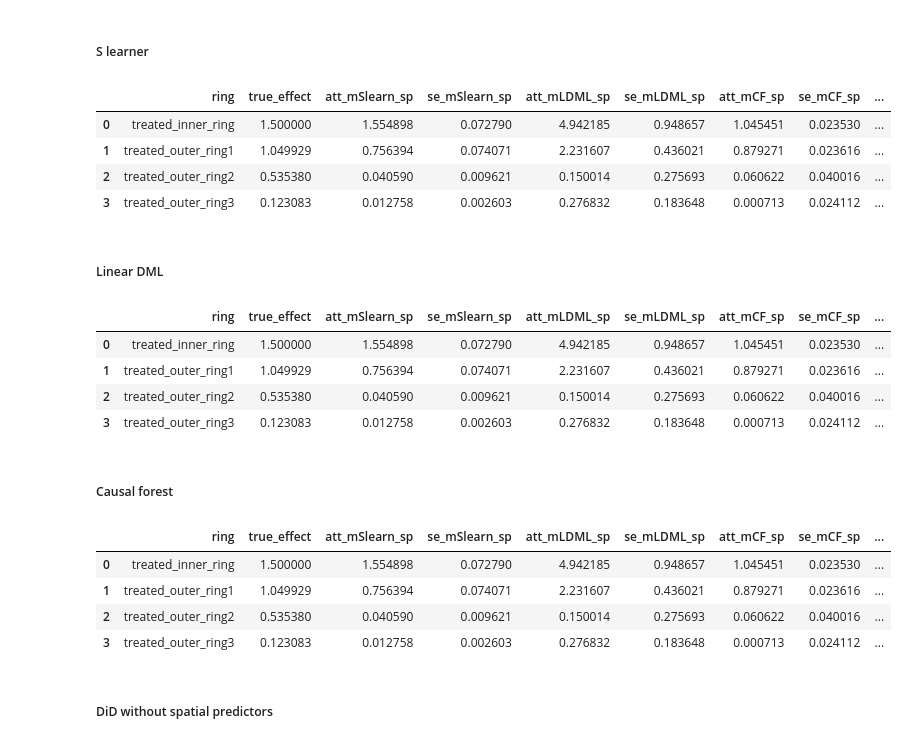
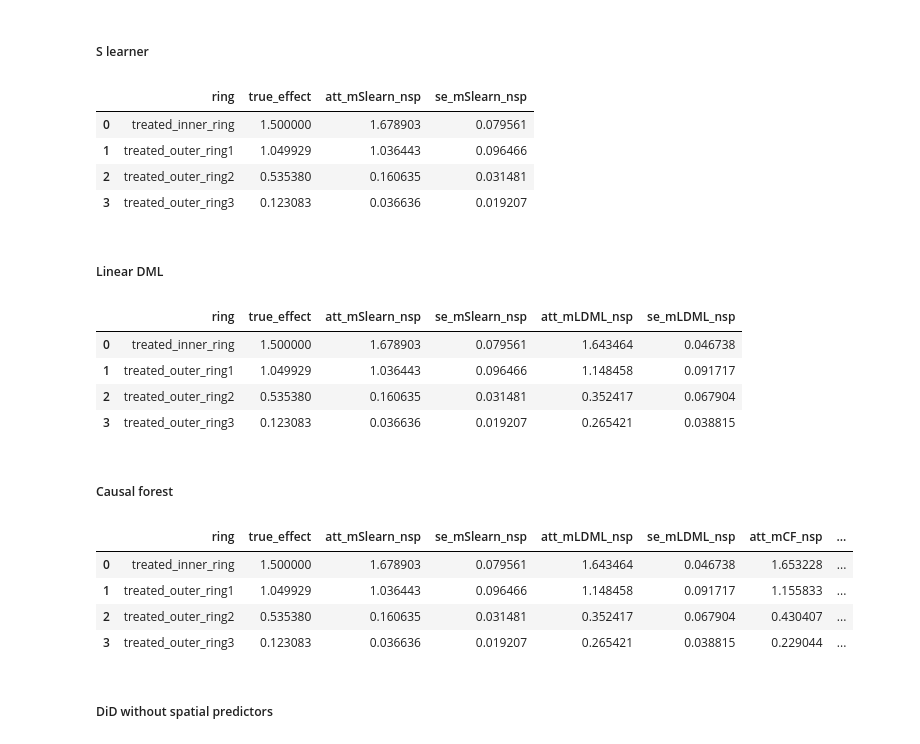
Before and after one commit to Andrew10MAIN/causal_ML_with_spilovers_of_treatment, a Jupyter notebook: 04_testing_models_on_simulated_data/testing_models_on_simulated_data.ipynb, the cells around one changed output. Cells and saved outputs as stored; diff of their text form; code cells hidden in the pictures.

```diff
--- a/04_testing_models_on_simulated_data/testing_models_on_simulated_data.ipynb
+++ b/04_testing_models_on_simulated_data/testing_models_on_simulated_data.ipynb
@@ -97,6 +99,8 @@ X = gdf2[["c1","c2",
          ]].values
 y = gdf2["y"].values.reshape(-1,1)
 T = gdf2["t"].values
+
+
 T_tot = gdf2["t_tot"].values
 Xdf = gdf2[['t','odr_1','odr_2','odr_3',
             #'odr_4',
@@ -116,13 +120,42 @@ Xdf2 = gdf2[['t','odr_1','odr_2','odr_3',
              "c1","c2",
          #"C3","Cs"
          ]]
+Xdf3 = gdf2[['t',
+            #'odr_4',
+            "c1","c2",
+         'spatial_predictor_100_1',
+    'spatial_predictor_100_3',
+    'spatial_predictor_100_4',
+    'spatial_predictor_100_2',
+    'spatial_predictor_100_6',
+    'spatial_predictor_100_5',
+    'spatial_predictor_100_9',
+    'spatial_predictor_500_9',
+    'spatial_predictor_100_10'
+         ]]
+
+Xdf4 = gdf2[['t',
+            #'odr_4',
+            "c1","c2",
+         ]]
+
 X_l = sm.add_constant(Xdf)
 X_l2 = sm.add_constant(Xdf2)
+X_l3 = sm.add_constant(Xdf3)
+X_l4 = sm.add_constant(Xdf4)
 y_l = gdf2["y_ns"]
 Y = gdf2['y'].values
 
+gdf3 = gdf2.copy()
 
-gdf3 = gdf2.copy()
+gdf3["t_catS"] = gdf3['t']
+gdf3["t_catS"] = gdf3["t_catS"].replace({
+    0: "control",
+    1: "inner_ring"
+})
+
+T_S= gdf3['t_catS'].values
+
 gdf3['t_tot_cat3'] = gdf3['t_tot_cat']
 gdf3.loc[gdf3['t_tot_cat']=='treated_outer_ring4', 't_tot_cat3'] = 'control'
 
@@ -350,24 +409,24 @@ ML_Lag
 # %%
 RF_s_learner_nsp = BaseSRegressor(RandomForestRegressor(n_estimators=160, max_depth=10, random_state=42), control_name = 'control')
 ate_slearn_multT_nsp, lb_slearn_multT_nsp, ub_slearn_multT_nsp = RF_s_learner.estimate_ate(X_ns, T_M, Y, return_ci = True)
 ite_slearn_multT_nsp = RF_s_learner_nsp.fit_predict(X_ns, T_M, Y)
 ITE_df_slearn_multT_nsp = pd.DataFrame(ite_slearn_multT_nsp).rename(columns = {0:'treated_inner_ring', 1:'treated_outer_ring1',
                                              2:'treated_outer_ring2', 3:'treated_outer_ring3',
                                              #4:'treated_outer_ring4'
                                              })
 ITE_df_slearn_multT_nsp['treated'] = T_M
 df_multi_treatment_effects_Slearn_nsp = make_treatment_effects_df(ITE_df_slearn_multT_nsp,  [ 'treated_inner_ring','treated_outer_ring1',
              'treated_outer_ring2','treated_outer_ring3',
              #'treated_outer_ring4'
              ],'mSlearn_nsp', treated_col='treated')
-df_multi_effect_pre6 = df_multi_effect_pre5.merge(df_multi_treatment_effects_Slearn_nsp, on = 'ring', how= 'left')
-df_multi_effect_pre6
+df_multi_effect_nspreg_pre1 = df_effectbase.merge(df_multi_treatment_effects_Slearn_nsp, on = 'ring', how= 'left')
+df_multi_effect_nspreg_pre1
 # %% [output]
-|  | ring | true_effect | att_mSlearn_sp | se_mSlearn_sp | att_mLDML_sp | se_mLDML_sp | att_mCF_sp | se_mCF_sp | ... |
-| 0 | treated_inner_ring | 1.500000 | 1.554898 | 0.072790 | 4.942185 | 0.948657 | 1.045451 | 0.023530 | ... |
-| 1 | treated_outer_ring1 | 1.049929 | 0.756394 | 0.074071 | 2.231607 | 0.436021 | 0.879271 | 0.023616 | ... |
-| 2 | treated_outer_ring2 | 0.535380 | 0.040590 | 0.009621 | 0.150014 | 0.275693 | 0.060622 | 0.040016 | ... |
-| 3 | treated_outer_ring3 | 0.123083 | 0.012758 | 0.002603 | 0.276832 | 0.183648 | 0.000713 | 0.024112 | ... |
+|  | ring | true_effect | att_mSlearn_nsp | se_mSlearn_nsp |
+| 0 | treated_inner_ring | 1.500000 | 1.678903 | 0.079561 |
+| 1 | treated_outer_ring1 | 1.049929 | 1.036443 | 0.096466 |
+| 2 | treated_outer_ring2 | 0.535380 | 0.160635 | 0.031481 |
+| 3 | treated_outer_ring3 | 0.123083 | 0.036636 | 0.019207 |
 # %% [markdown]
 ##### Linear DML
 # %%
@@ -392,14 +451,14 @@ df_multi_treatment_effects_LDML_nsp = make_treatment_effects_df(ITE_LDML_nsp,  [
              'treated_outer_ring2','treated_outer_ring3',
              #'treated_outer_ring4'
              ],'mLDML_nsp', treated_col='treated')
-df_multi_effect_pre7 = df_multi_effect_pre6.merge(df_multi_treatment_effects_LDML_nsp, on = 'ring', how= 'left')
-df_multi_effect_pre7
+df_multi_effect_nspreg_pre2 = df_multi_effect_nspreg_pre1.merge(df_multi_treatment_effects_LDML_nsp, on = 'ring', how= 'left')
+df_multi_effect_nspreg_pre2
 # %% [output]
-|  | ring | true_effect | att_mSlearn_sp | se_mSlearn_sp | att_mLDML_sp | se_mLDML_sp | att_mCF_sp | se_mCF_sp | ... |
-| 0 | treated_inner_ring | 1.500000 | 1.554898 | 0.072790 | 4.942185 | 0.948657 | 1.045451 | 0.023530 | ... |
-| 1 | treated_outer_ring1 | 1.049929 | 0.756394 | 0.074071 | 2.231607 | 0.436021 | 0.879271 | 0.023616 | ... |
-| 2 | treated_outer_ring2 | 0.535380 | 0.040590 | 0.009621 | 0.150014 | 0.275693 | 0.060622 | 0.040016 | ... |
-| 3 | treated_outer_ring3 | 0.123083 | 0.012758 | 0.002603 | 0.276832 | 0.183648 | 0.000713 | 0.024112 | ... |
+|  | ring | true_effect | att_mSlearn_nsp | se_mSlearn_nsp | att_mLDML_nsp | se_mLDML_nsp |
+| 0 | treated_inner_ring | 1.500000 | 1.678903 | 0.079561 | 1.643464 | 0.046738 |
+| 1 | treated_outer_ring1 | 1.049929 | 1.036443 | 0.096466 | 1.148458 | 0.091717 |
+| 2 | treated_outer_ring2 | 0.535380 | 0.160635 | 0.031481 | 0.352417 | 0.067904 |
+| 3 | treated_outer_ring3 | 0.123083 | 0.036636 | 0.019207 | 0.265421 | 0.038815 |
 # %% [markdown]
 ##### Causal forest
 # %%
@@ -430,14 +489,14 @@ df_multi_treatment_effects_CF_nsp = make_treatment_effects_df(ITE_CF_nsp,  ['tre
              'treated_outer_ring2','treated_outer_ring3',
              #'treated_outer_ring4'
              ],'mCF_nsp', treated_col='treated')
-df_multi_effect_pre8 = df_multi_effect_pre7.merge(df_multi_treatment_effects_CF_nsp, on = 'ring', how= 'left')
-df_multi_effect_pre8
+df_multi_effect_nspreg_pre3 = df_multi_effect_nspreg_pre2.merge(df_multi_treatment_effects_CF_nsp, on = 'ring', how= 'left')
+df_multi_effect_nspreg_pre3
 # %% [output]
-|  | ring | true_effect | att_mSlearn_sp | se_mSlearn_sp | att_mLDML_sp | se_mLDML_sp | att_mCF_sp | se_mCF_sp | ... |
-| 0 | treated_inner_ring | 1.500000 | 1.554898 | 0.072790 | 4.942185 | 0.948657 | 1.045451 | 0.023530 | ... |
-| 1 | treated_outer_ring1 | 1.049929 | 0.756394 | 0.074071 | 2.231607 | 0.436021 | 0.879271 | 0.023616 | ... |
-| 2 | treated_outer_ring2 | 0.535380 | 0.040590 | 0.009621 | 0.150014 | 0.275693 | 0.060622 | 0.040016 | ... |
-| 3 | treated_outer_ring3 | 0.123083 | 0.012758 | 0.002603 | 0.276832 | 0.183648 | 0.000713 | 0.024112 | ... |
+|  | ring | true_effect | att_mSlearn_nsp | se_mSlearn_nsp | att_mLDML_nsp | se_mLDML_nsp | att_mCF_nsp | ... |
+| 0 | treated_inner_ring | 1.500000 | 1.678903 | 0.079561 | 1.643464 | 0.046738 | 1.653228 | ... |
+| 1 | treated_outer_ring1 | 1.049929 | 1.036443 | 0.096466 | 1.148458 | 0.091717 | 1.155833 | ... |
+| 2 | treated_outer_ring2 | 0.535380 | 0.160635 | 0.031481 | 0.352417 | 0.067904 | 0.430407 | ... |
+| 3 | treated_outer_ring3 | 0.123083 | 0.036636 | 0.019207 | 0.265421 | 0.038815 | 0.229044 | ... |
 # %% [markdown]
 ##### DiD without spatial predictors
 # %%
```
Also changed, not shown: parts of 32 cells of this notebook, 1 other file.
